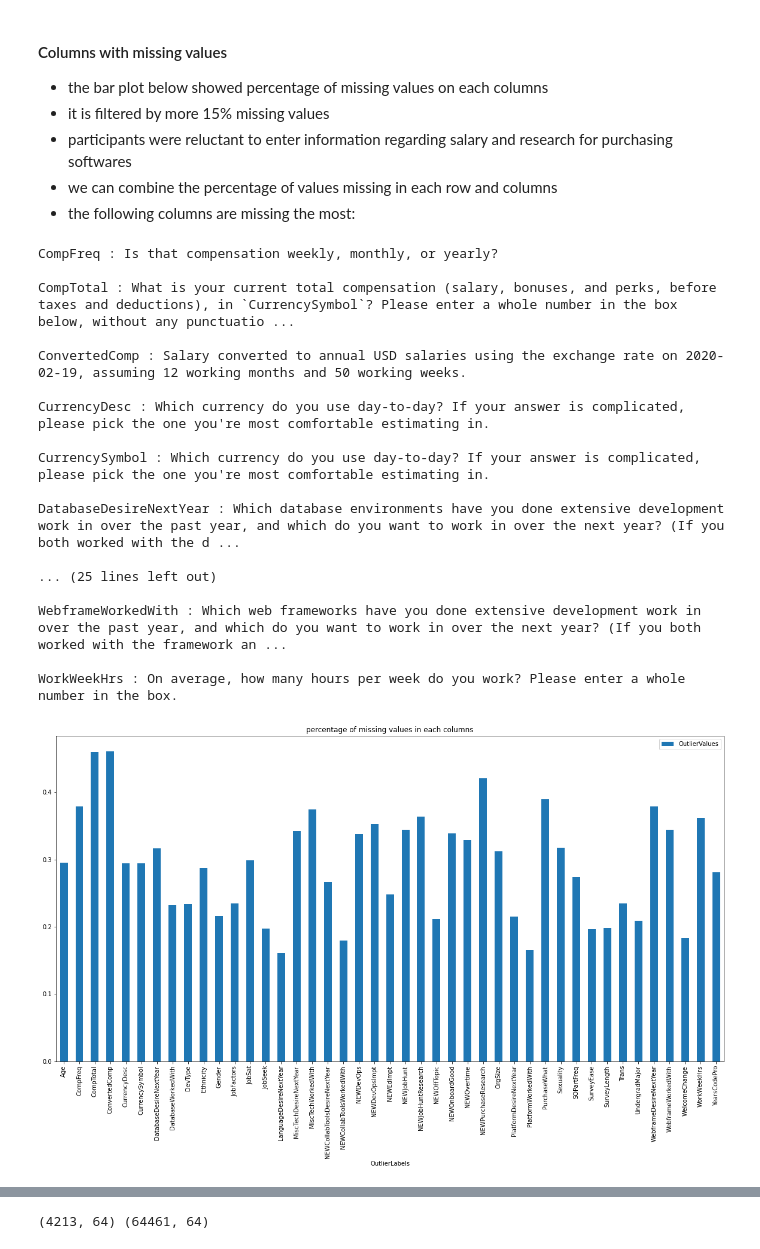
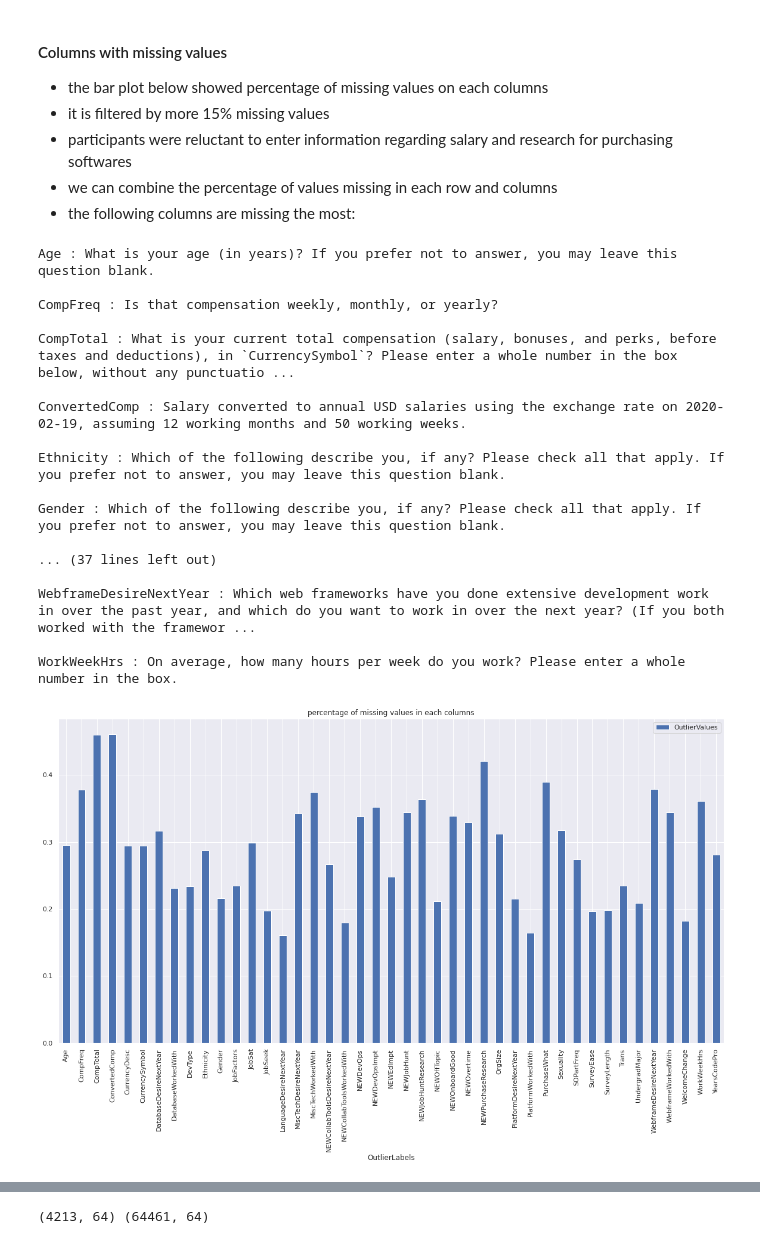
Before and after one commit to raminzohouri/stackoverflow_survey_analysis, a Jupyter notebook: src/stackoverflow_survey_analysis_2020.ipynb, the cells around one changed output, grey strips where cells are left out. Drawn from its saved outputs; the diff is of its cells as text; code cells hidden in the pictures.

```diff
--- a/src/stackoverflow_survey_analysis_2020.ipynb
+++ b/src/stackoverflow_survey_analysis_2020.ipynb
@@ -91,31 +91,31 @@ df.MissingRows.plot(kind='hist', bins=100, figsize=(20,10), title='number of row
 * we can combine the percentage of values missing in each row and columns
 * the following columns are missing the most:
 # %%
-outliers_columns_row=t.get_outliers(df[df.MissingRows>0.5],schema,0.2);
+outliers_columns_row=t.get_outliers(df[df.MissingRows>0.5],0.8);
 for c in outliers_columns_row.OutlierLabels:
-   print(''.join(['\n',c,' : ',schema[schema.Column==c].QuestionText.values[0]]))
+    print(''.join(['\n',c,' : ',schema[schema.Column==c].QuestionText.values[0]]))
 # %% [output]
+Age : What is your age (in years)? If you prefer not to answer, you may leave this question blank.
+
 CompFreq : Is that compensation weekly, monthly, or yearly?
 
 CompTotal : What is your current total compensation (salary, bonuses, and perks, before taxes and deductions), in `CurrencySymbol`? Please enter a whole number in the box below, without any punctuatio ...
 
 ConvertedComp : Salary converted to annual USD salaries using the exchange rate on 2020-02-19, assuming 12 working months and 50 working weeks.
 
-CurrencyDesc : Which currency do you use day-to-day? If your answer is complicated, please pick the one you're most comfortable estimating in.
+Ethnicity : Which of the following describe you, if any? Please check all that apply. If you prefer not to answer, you may leave this question blank.
 
-CurrencySymbol : Which currency do you use day-to-day? If your answer is complicated, please pick the one you're most comfortable estimating in.
+Gender : Which of the following describe you, if any? Please check all that apply. If you prefer not to answer, you may leave this question blank.
 
-DatabaseDesireNextYear : Which database environments have you done extensive development work in over the past year, and which do you want to work in over the next year? (If you both worked with the d ...
+... (37 lines left out)
 
-... (25 lines left out)
-
-WebframeWorkedWith : Which web frameworks have you done extensive development work in over the past year, and which do you want to work in over the next year? (If you both worked with the framework an ...
+WebframeDesireNextYear : Which web frameworks have you done extensive development work in over the past year, and which do you want to work in over the next year? (If you both worked with the framewor ...
 
 WorkWeekHrs : On average, how many hours per week do you work? Please enter a whole number in the box.
 # %%
-outliers = t.get_outliers(df,schema,0.15);
+outliers = t.get_outliers(df, 0.15);
 
 outliers.plot.bar(x='OutlierLabels', y='OutlierValues',figsize=(20,10), title='percentage of missing values in each columns');
 # %% [output]
-[figure, old version]
+[figure, new version]
 # %% [markdown]
```
Also changed, not shown: parts of 50 cells of this notebook, 3 other files.
